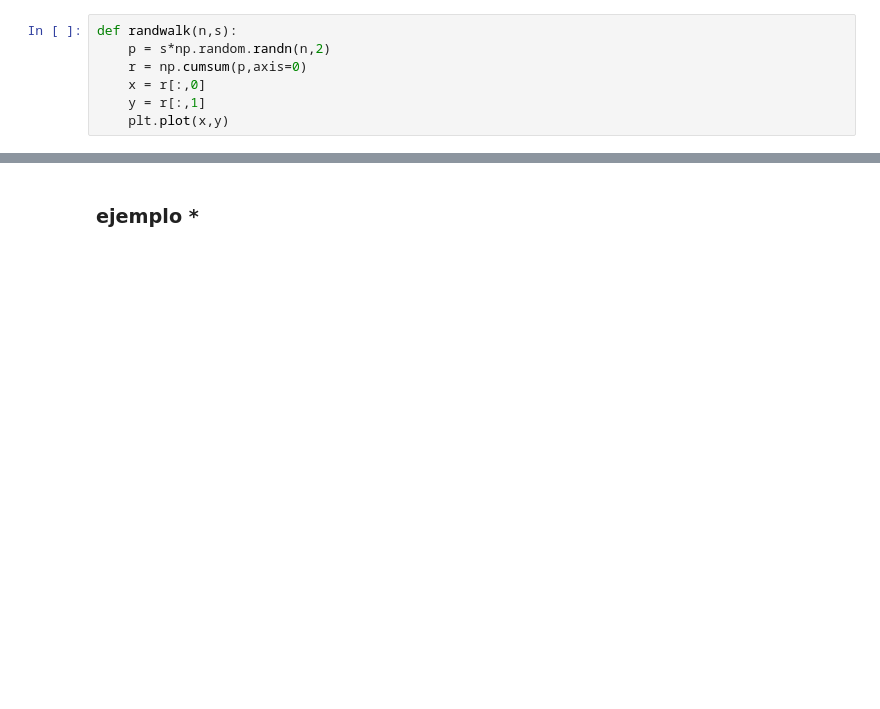
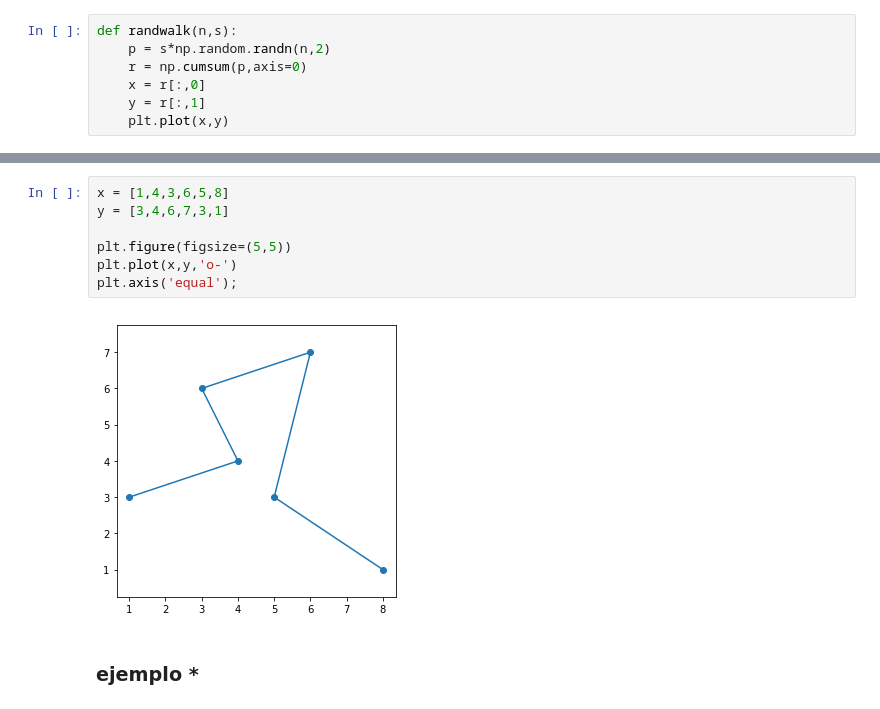
Before and after one commit to albertoruiz/inforfis, a Jupyter notebook: notebooks/matplotlib.ipynb, the cells around one changed output, grey strips where cells are left out. Drawn from its saved outputs; the diff is of its cells as text; blank space fills up the shorter version.

```diff
--- a/notebooks/matplotlib.ipynb
+++ b/notebooks/matplotlib.ipynb
@@ -171,3 +180,12 @@ ax2.plot(x,np.cos(x),color='blue');
+# %%
+x = [1,4,3,6,5,8]
+y = [3,4,6,7,3,1]
+
+plt.figure(figsize=(5,5))
+plt.plot(x,y,'o-')
+plt.axis('equal');
+# %% [output]
+[figure, added]
 # %% [markdown]
 ### ejemplo *
 # %% [markdown]
```
Also changed, not shown: parts of 11 cells of this notebook, 1 other file.
